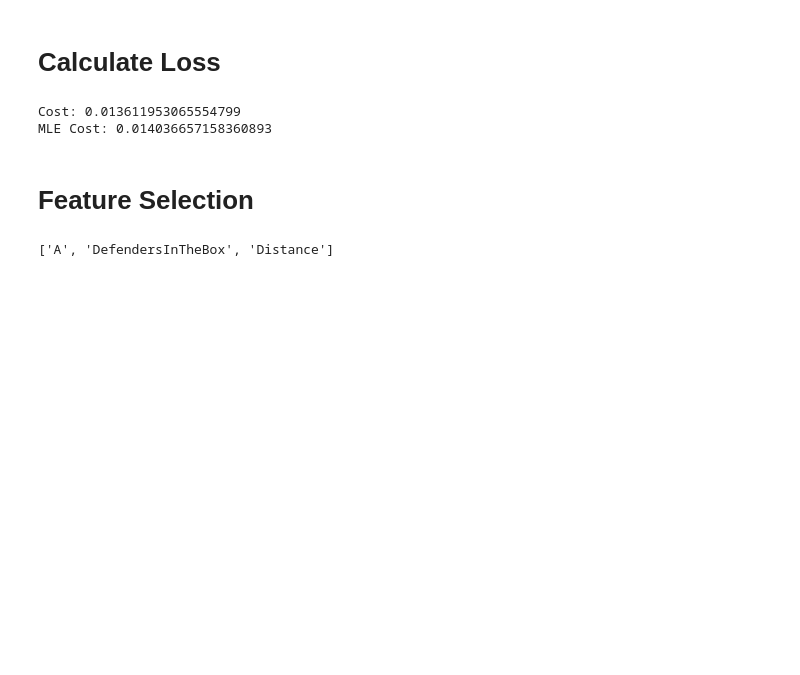
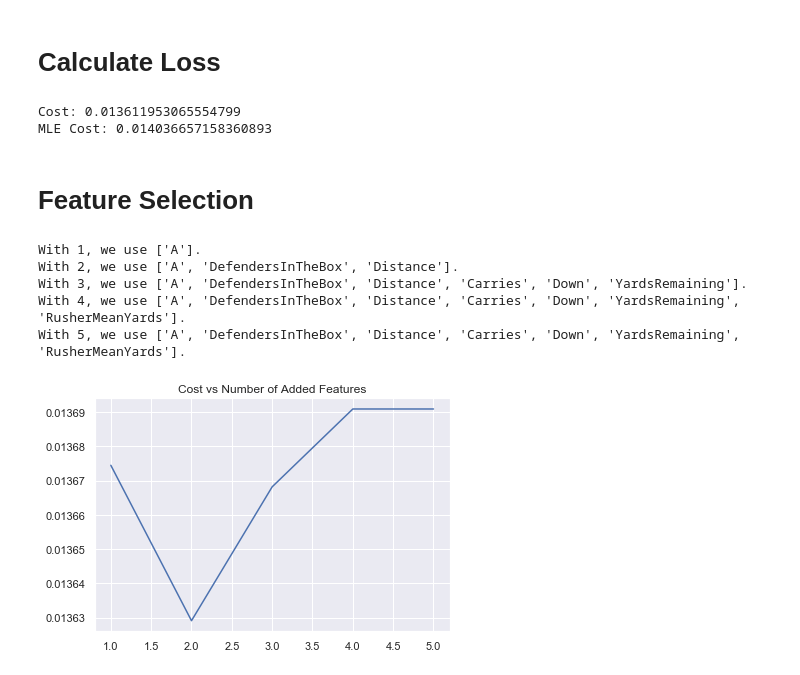
Before and after one commit to traviemcg/cs229nflbigdata, a Jupyter notebook: models.ipynb, the cells around one changed output. Saved outputs shown, nothing was run; the diff lists cells and outputs as text; code cells hidden in the pictures; blank space fills up the shorter version.

Commit message:
Made a nice feature selection plot, small bug but nbd

```diff
--- a/models.ipynb
+++ b/models.ipynb
@@ -177,27 +177,39 @@ selected_features = []
 clf = RandomForestClassifier(n_estimators=100, max_depth=4, random_state=0, min_samples_split=20, min_samples_leaf=10)
 
 #specifies how many features we want to add
-num_added = 0
-num_to_add = 3
-while num_added < num_to_add and len(features_of_interest) > 0:
-    current_cost = 100
-    for i in range (0, len(features_of_interest)):
-        #fit a model for each feature, then pair of features, etc
-        feature = features_of_interest[i]
-        clf.fit(train[selected_features + [feature]], y_train)
-        preds = clf.predict_proba(dev[selected_features + [feature]])
-        preds_pmfs = predsToPMF(preds)
-        preds_cdfs = np.cumsum(preds_pmfs, axis=1)
-        #predict cost of the model after adding the new feature
-        cost = calculate_cost(preds_cdfs)
-        if cost < current_cost:
-            current_cost = cost
-            selected_feature = feature
-        if i == len(features_of_interest) - 1:
-            selected_features.append(selected_feature)
-            features_of_interest.remove(selected_feature)
-    num_added += 1
-
-print(selected_features)
+costs = []
+nums_to_add = [1, 2, 3, 4, 5]
+for num_to_add in nums_to_add:
+    num_added = 0
+    while num_added < num_to_add and len(features_of_interest) > 0:
+        current_cost = float('inf')
+        for i in range (0, len(features_of_interest)):
+            #fit a model for each feature, then pair of features, etc
+            feature = features_of_interest[i]
+            clf.fit(train[selected_features + [feature]], y_train)
+            preds = clf.predict_proba(dev[selected_features + [feature]])
+            preds_pmfs = predsToPMF(preds)
+            preds_cdfs = np.cumsum(preds_pmfs, axis=1)
+            #predict cost of the model after adding the new feature
+            cost = calculate_cost(preds_cdfs)
+            if cost < current_cost:
+                current_cost = cost
+                selected_feature = feature
+            if i == len(features_of_interest) - 1:
+                selected_features.append(selected_feature)
+                features_of_interest.remove(selected_feature)
+        num_added += 1
+    print("With {}, we use {}.".format(num_to_add, selected_features))
+    costs.append(current_cost)
 # %% [output]
-['A', 'DefendersInTheBox', 'Distance']
+With 1, we use ['A'].
+With 2, we use ['A', 'DefendersInTheBox', 'Distance'].
+With 3, we use ['A', 'DefendersInTheBox', 'Distance', 'Carries', 'Down', 'YardsRemaining'].
+With 4, we use ['A', 'DefendersInTheBox', 'Distance', 'Carries', 'Down', 'YardsRemaining', 'RusherMeanYards'].
+With 5, we use ['A', 'DefendersInTheBox', 'Distance', 'Carries', 'Down', 'YardsRemaining', 'RusherMeanYards'].
+# %%
+plt.plot(nums_to_add, costs)
+plt.title('Cost vs Number of Added Features')
+plt.tight_layout()
+# %% [output]
+[figure, added]
```
